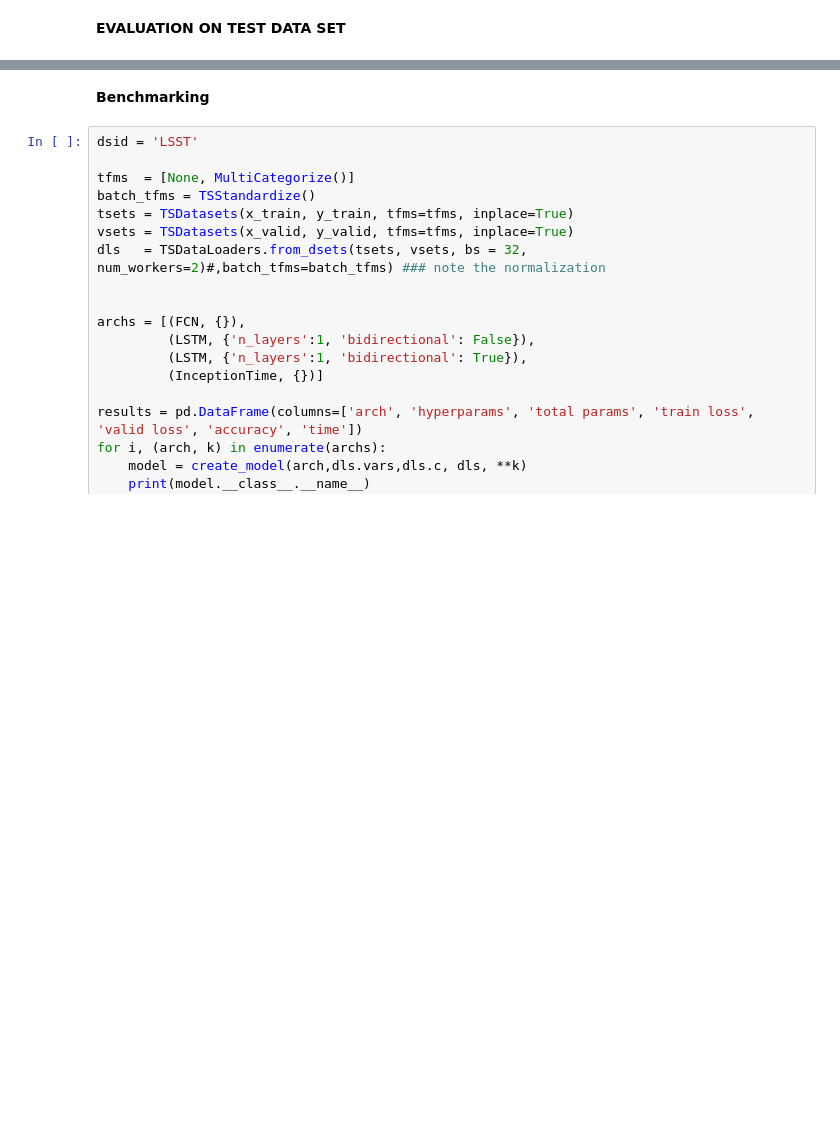
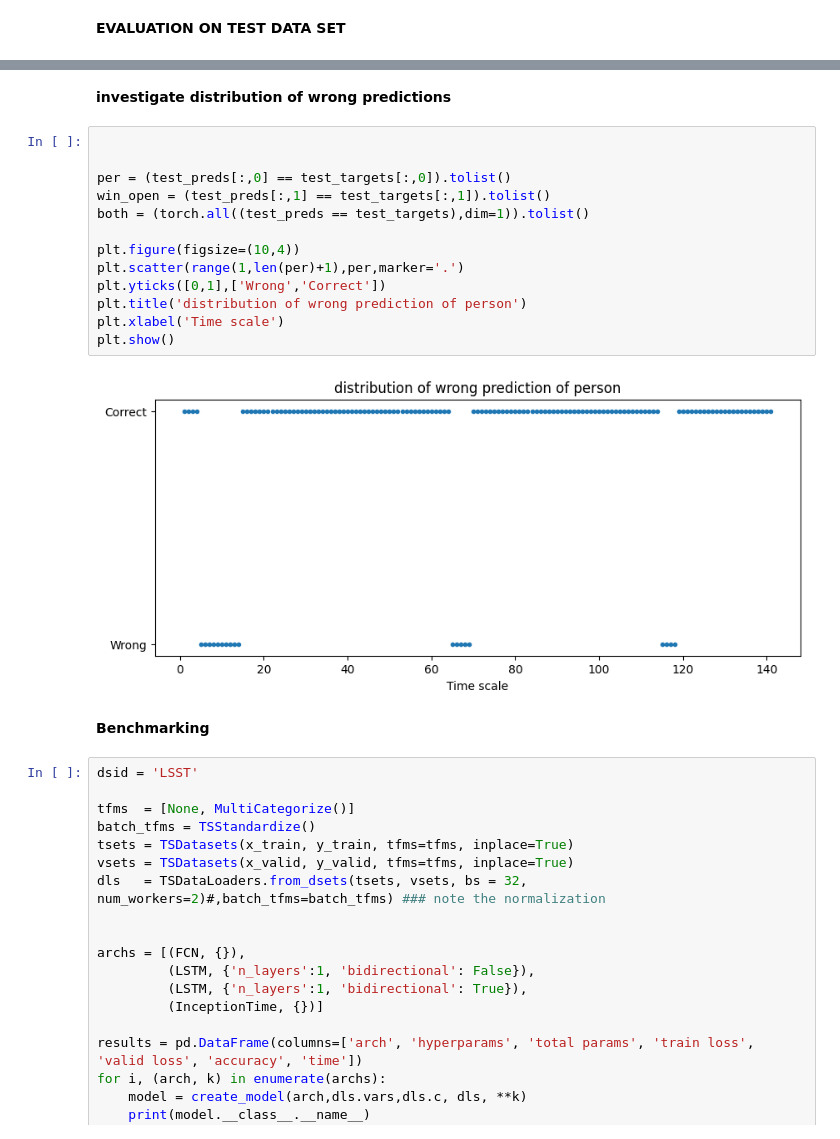
Before and after one commit to MajedNaN/TimeSeriesClassification, a Jupyter notebook: main.ipynb, the cells around one changed output, grey strips where cells are left out. Saved outputs shown, nothing was run; the diff lists cells and outputs as text; blank space fills up the shorter version.

Commit message:
added distribution of wrong prediction, precision ,recall

```diff
--- a/main.ipynb
+++ b/main.ipynb
@@ -692,3 +748,20 @@ f1 score: 0.9873417721518987
+# %% [markdown]
+**investigate distribution of wrong predictions**
+# %%
+
+
+per = (test_preds[:,0] == test_targets[:,0]).tolist()
+win_open = (test_preds[:,1] == test_targets[:,1]).tolist()
+both = (torch.all((test_preds == test_targets),dim=1)).tolist()
+
+plt.figure(figsize=(10,4))
+plt.scatter(range(1,len(per)+1),per,marker='.')
+plt.yticks([0,1],['Wrong','Correct'])
+plt.title('distribution of wrong prediction of person')
+plt.xlabel('Time scale')
+plt.show()
+# %% [output]
+[figure, added]
 # %% [markdown]
 **Benchmarking**
 # %%
```
Also changed, not shown: parts of 15 cells of this notebook, 1 other file.
